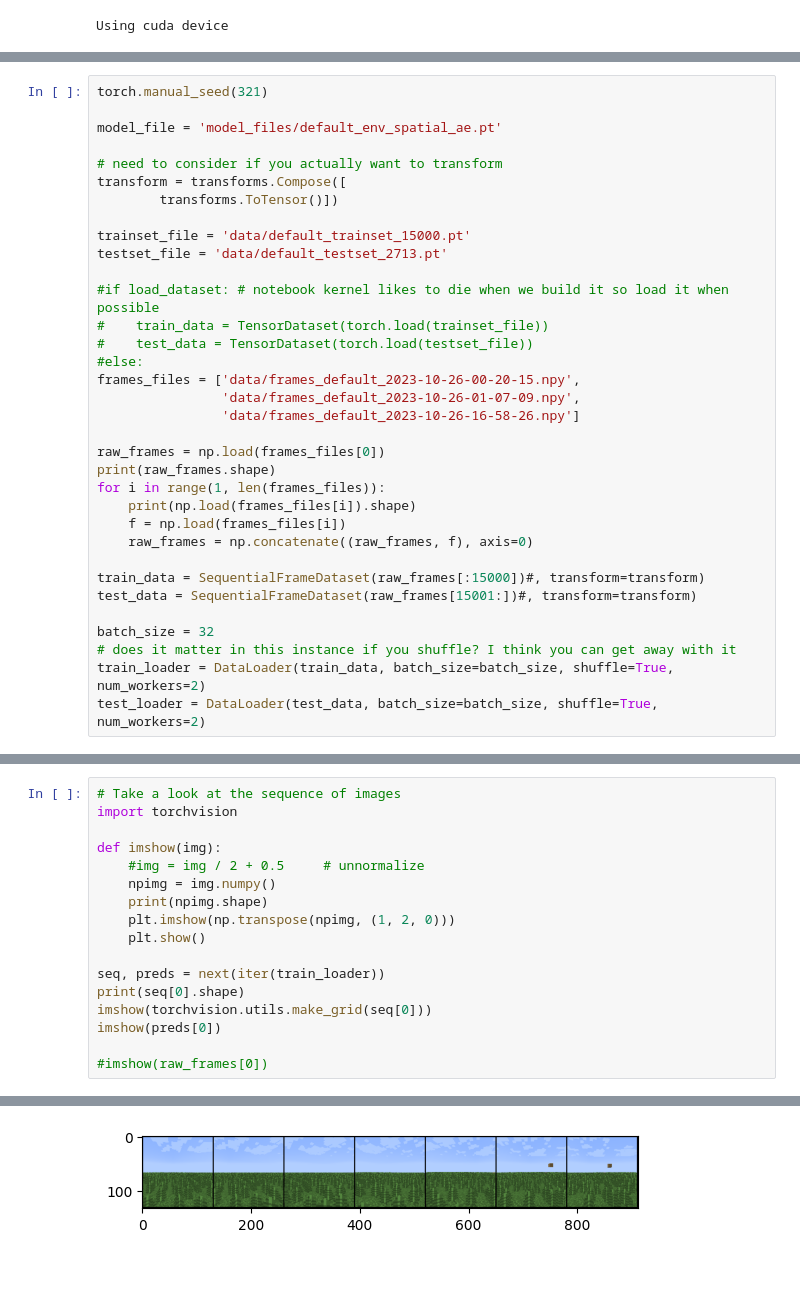
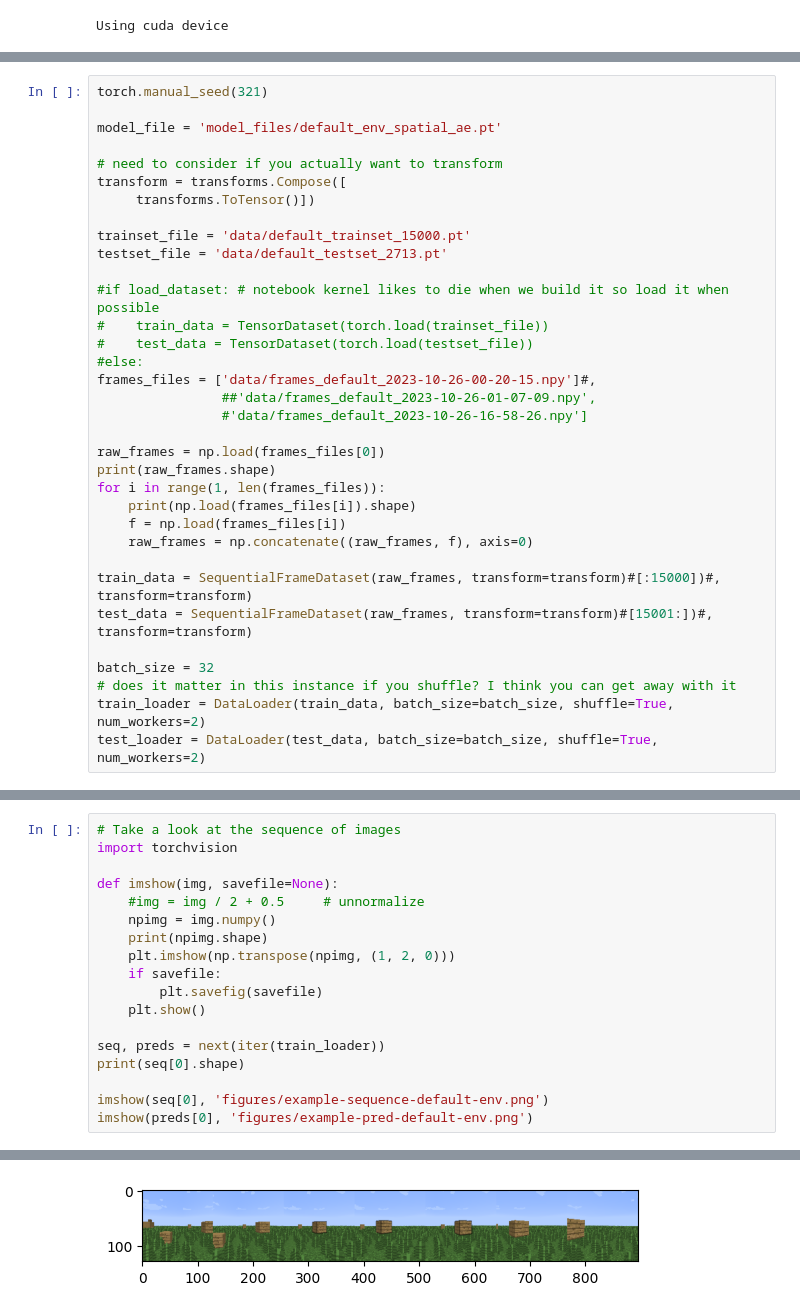
Before and after one commit to mx60s/predictive-coding-thesis, a Jupyter notebook: src/MinecraftTraining.ipynb, the cells around one changed output, grey strips where cells are left out. Drawn from its saved outputs; the diff is of its cells as text; blank space fills up the shorter version.

```diff
--- a/src/MinecraftTraining.ipynb
+++ b/src/MinecraftTraining.ipynb
@@ -25,7 +44,7 @@ model_file = 'model_files/default_env_spatial_ae.pt'
 
 # need to consider if you actually want to transform
 transform = transforms.Compose([
-        transforms.ToTensor()])
+     transforms.ToTensor()])
 
 trainset_file = 'data/default_trainset_15000.pt'
 testset_file = 'data/default_testset_2713.pt'
@@ -34,9 +53,9 @@ testset_file = 'data/default_testset_2713.pt'
 #    train_data = TensorDataset(torch.load(trainset_file))
 #    test_data = TensorDataset(torch.load(testset_file))
 #else:
-frames_files = ['data/frames_default_2023-10-26-00-20-15.npy',
-                'data/frames_default_2023-10-26-01-07-09.npy',
-                'data/frames_default_2023-10-26-16-58-26.npy']
+frames_files = ['data/frames_default_2023-10-26-00-20-15.npy']#,
+                ##'data/frames_default_2023-10-26-01-07-09.npy',
+                #'data/frames_default_2023-10-26-16-58-26.npy']
 
 raw_frames = np.load(frames_files[0])
 print(raw_frames.shape)
@@ -45,8 +64,8 @@ for i in range(1, len(frames_files)):
     f = np.load(frames_files[i])
     raw_frames = np.concatenate((raw_frames, f), axis=0)
 
-train_data = SequentialFrameDataset(raw_frames[:15000])#, transform=transform)
-test_data = SequentialFrameDataset(raw_frames[15001:])#, transform=transform)
+train_data = SequentialFrameDataset(raw_frames, transform=transform)#[:15000])#, transform=transform)
+test_data = SequentialFrameDataset(raw_frames, transform=transform)#[15001:])#, transform=transform)
 
 batch_size = 32
 # does it matter in this instance if you shuffle? I think you can get away with it
@@ -62,17 +84,18 @@ test_loader = DataLoader(test_data, batch_size=batch_size, shuffle=True, num_wor
 # Take a look at the sequence of images
 import torchvision
 
-def imshow(img):
+def imshow(img, savefile=None):
     #img = img / 2 + 0.5     # unnormalize
     npimg = img.numpy()
     print(npimg.shape)
     plt.imshow(np.transpose(npimg, (1, 2, 0)))
+    if savefile:
+        plt.savefig(savefile)
     plt.show()
 
 seq, preds = next(iter(train_loader))
 print(seq[0].shape)
-imshow(torchvision.utils.make_grid(seq[0]))
-imshow(preds[0])
 
-#imshow(raw_frames[0])
+imshow(seq[0], 'figures/example-sequence-default-env.png')
+imshow(preds[0], 'figures/example-pred-default-env.png')
 # %% [output]
@@ -81,2 +104,2 @@ torch.Size([7, 3, 128, 128])
-[figure, old version]
+[figure, new version]
 (3, 128, 128)
```
Also changed, not shown: parts of 10 cells of this notebook, 5 other files.
